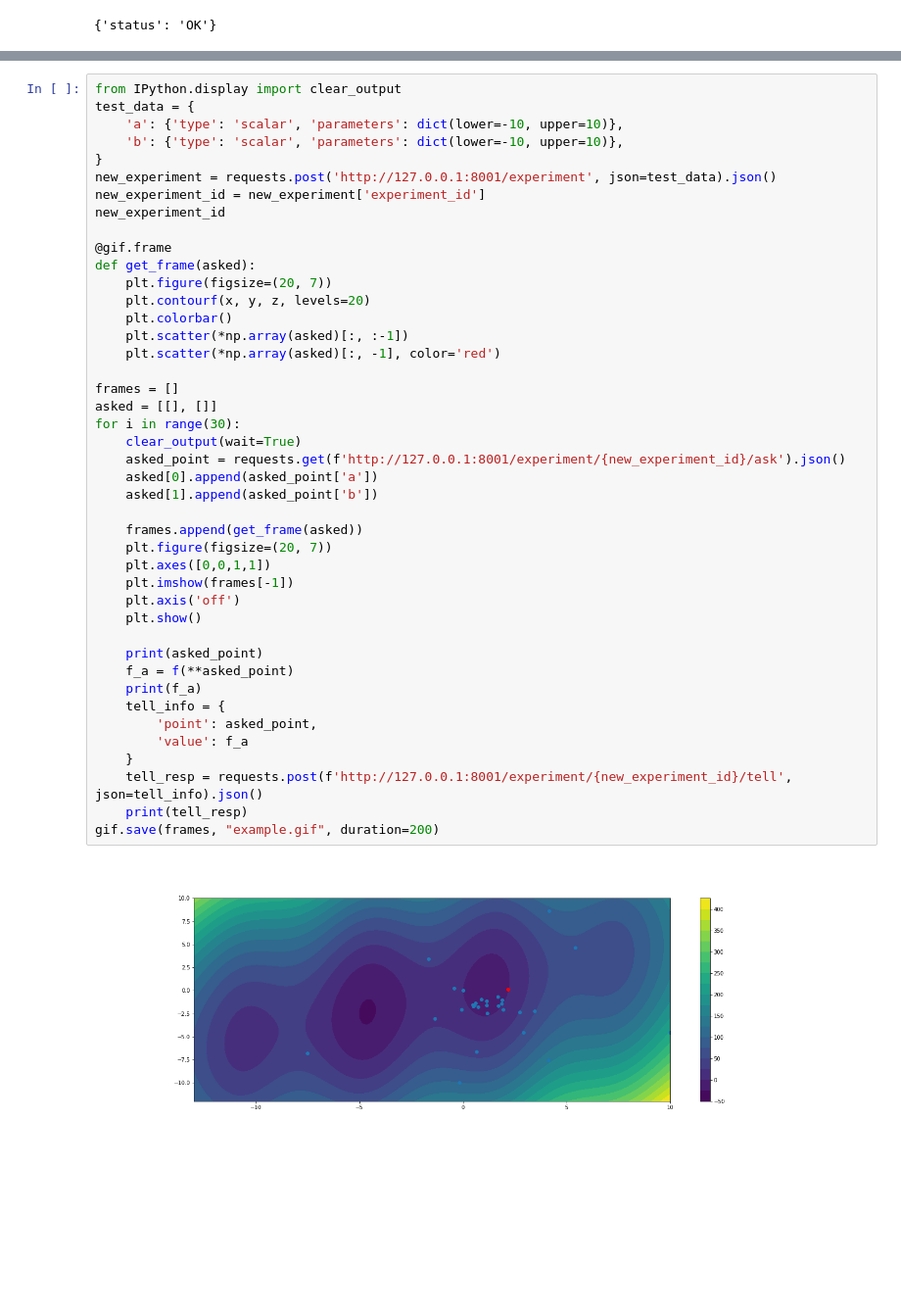
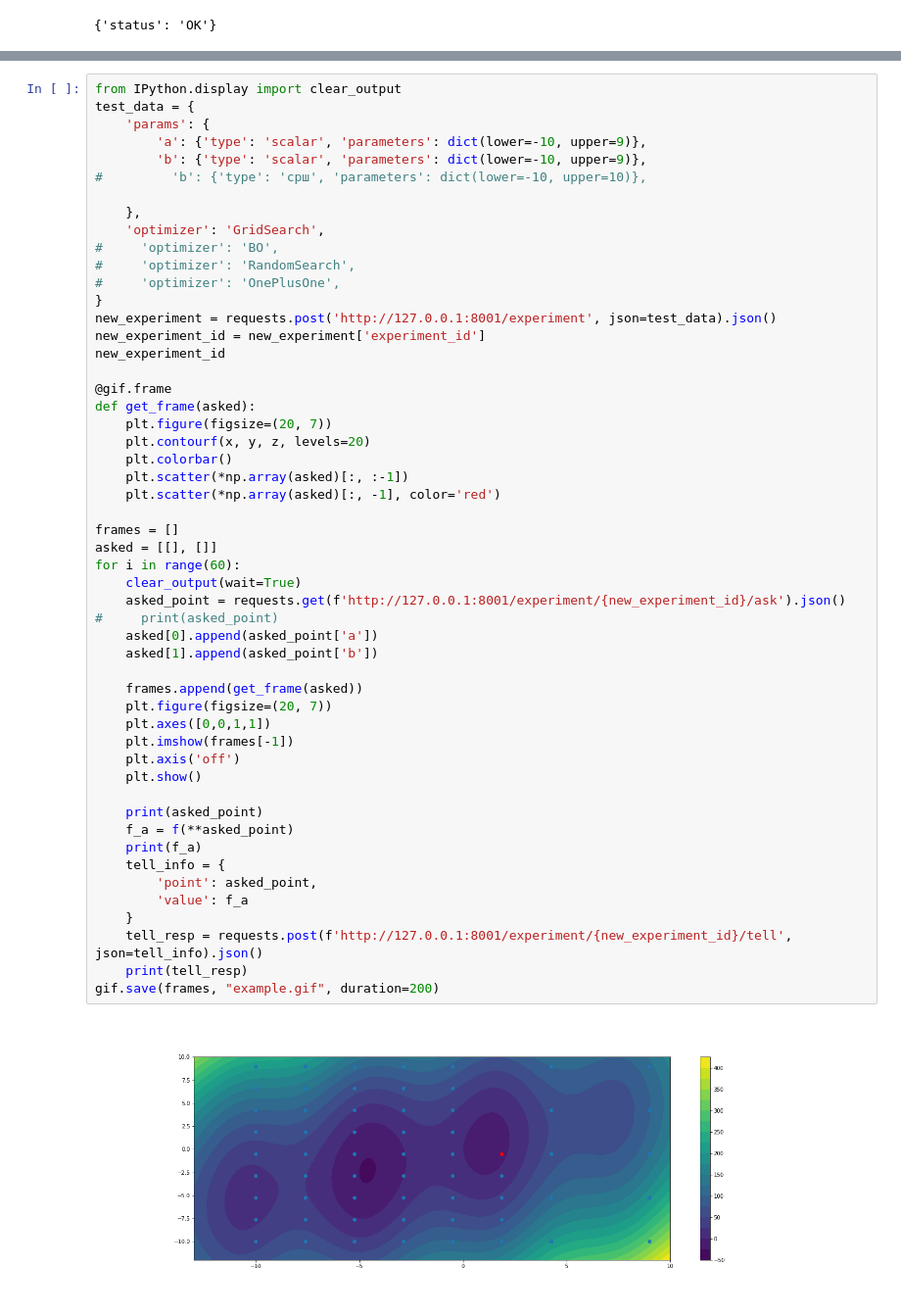
Before and after one commit to Alex314/optimum, a Jupyter notebook: TestApp.ipynb, the cells around one changed output, grey strips where cells are left out. Shown: that part at 98% size. Drawn from its saved outputs; the diff is of its cells as text; blank space fills up the shorter version.

```diff
--- a/TestApp.ipynb
+++ b/TestApp.ipynb
@@ -69,8 +63,16 @@ plt.colorbar()
 # %%
 from IPython.display import clear_output
 test_data = {
-    'a': {'type': 'scalar', 'parameters': dict(lower=-10, upper=10)},
-    'b': {'type': 'scalar', 'parameters': dict(lower=-10, upper=10)},
+    'params': {
+        'a': {'type': 'scalar', 'parameters': dict(lower=-10, upper=9)},
+        'b': {'type': 'scalar', 'parameters': dict(lower=-10, upper=9)},
+#         'b': {'type': 'срш', 'parameters': dict(lower=-10, upper=10)},
+
+    },
+    'optimizer': 'GridSearch',
+#     'optimizer': 'BO',
+#     'optimizer': 'RandomSearch',
+#     'optimizer': 'OnePlusOne',
 }
 new_experiment = requests.post('http://127.0.0.1:8001/experiment', json=test_data).json()
 new_experiment_id = new_experiment['experiment_id']
@@ -82,32 +84,33 @@ def get_frame(asked):
     plt.contourf(x, y, z, levels=20)
     plt.colorbar()
     plt.scatter(*np.array(asked)[:, :-1])
     plt.scatter(*np.array(asked)[:, -1], color='red')
 
 frames = []
 asked = [[], []]
-for i in range(30):
+for i in range(60):
     clear_output(wait=True)
     asked_point = requests.get(f'http://127.0.0.1:8001/experiment/{new_experiment_id}/ask').json()
+#     print(asked_point)
     asked[0].append(asked_point['a'])
     asked[1].append(asked_point['b'])
 
     frames.append(get_frame(asked))
     plt.figure(figsize=(20, 7))
     plt.axes([0,0,1,1])
     plt.imshow(frames[-1])
     plt.axis('off')
     plt.show()
 
     print(asked_point)
     f_a = f(**asked_point)
     print(f_a)
     tell_info = {
         'point': asked_point,
         'value': f_a
     }
     tell_resp = requests.post(f'http://127.0.0.1:8001/experiment/{new_experiment_id}/tell', json=tell_info).json()
     print(tell_resp)
 gif.save(frames, "example.gif", duration=200)
 # %% [output]
-[figure, old version]
+[figure, new version]
```
Also changed, not shown: parts of 10 cells of this notebook, 10 other files.
